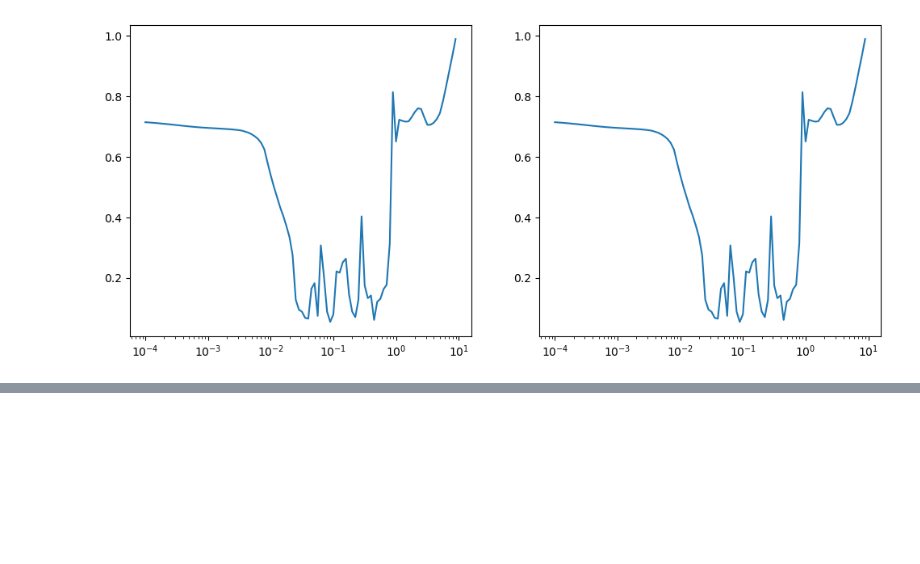
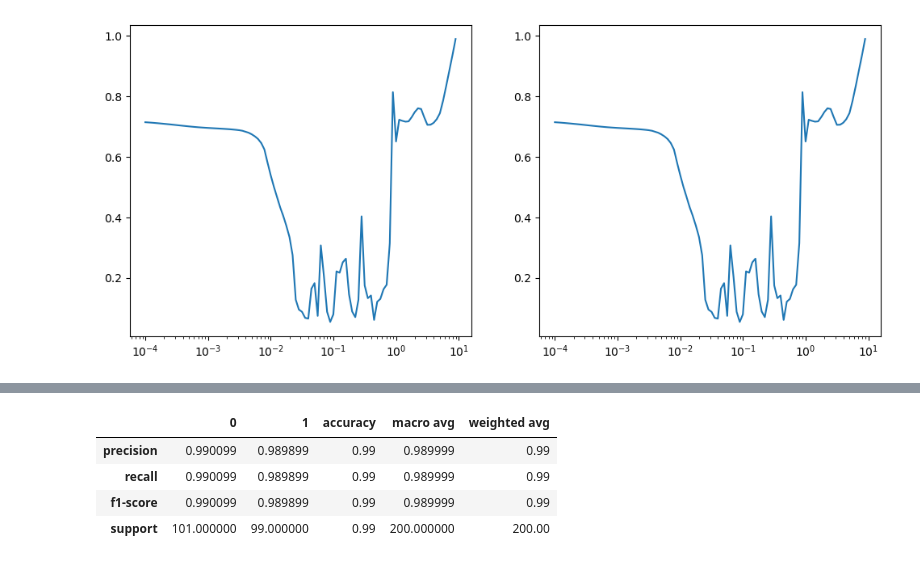
Before and after one commit to alchemistbg/udemy-tensorflow-developer-certificate-bootcamp, a Jupyter notebook: Section-04/Classification_with_tensorflow.ipynb, the cells around one changed output, grey strips where cells are left out. Saved outputs shown, nothing was run; the diff lists cells and outputs as text; code cells hidden in the pictures; blank space fills up the shorter version.

```diff
--- a/Section-04/Classification_with_tensorflow.ipynb
+++ b/Section-04/Classification_with_tensorflow.ipynb
@@ -813,0 +849,2 @@ array([1.00000000e-04, 1.12201845e-04, 1.25892541e-04, 1.41253754e-04,
+# %%
+y_pred_10 = model_10.predict(X_test)
@@ -813,0 +875,14 @@ array([1.00000000e-04, 1.12201845e-04, 1.25892541e-04, 1.41253754e-04,
+# %%
+y_pred_10_b = [0 if y <= 0.5 else 1 for y in y_pred_10]
+# %%
+report_10 = metrics.classification_report(y_true = y_test, y_pred = y_pred_10_b, output_dict = True)
+# %%
+report_10_df = pd.DataFrame(report_10)
+# %%
+report_10_df
+# %% [output]
+|  | 0 | 1 | accuracy | macro avg | weighted avg |
+| precision | 0.990099 | 0.989899 | 0.99 | 0.989999 | 0.99 |
+| recall | 0.990099 | 0.989899 | 0.99 | 0.989999 | 0.99 |
+| f1-score | 0.990099 | 0.989899 | 0.99 | 0.989999 | 0.99 |
+| support | 101.000000 | 99.000000 | 0.99 | 200.000000 | 200.00 |
```
Also changed, not shown: parts of 29 cells of this notebook.
